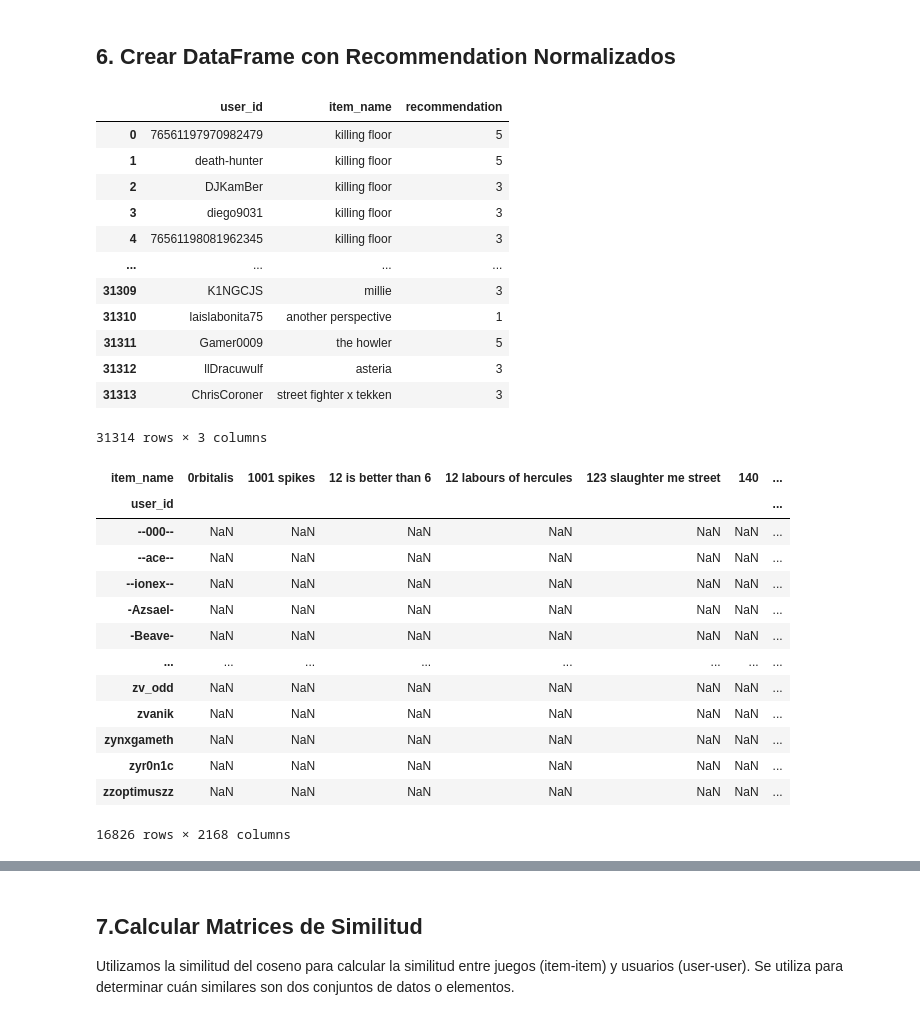
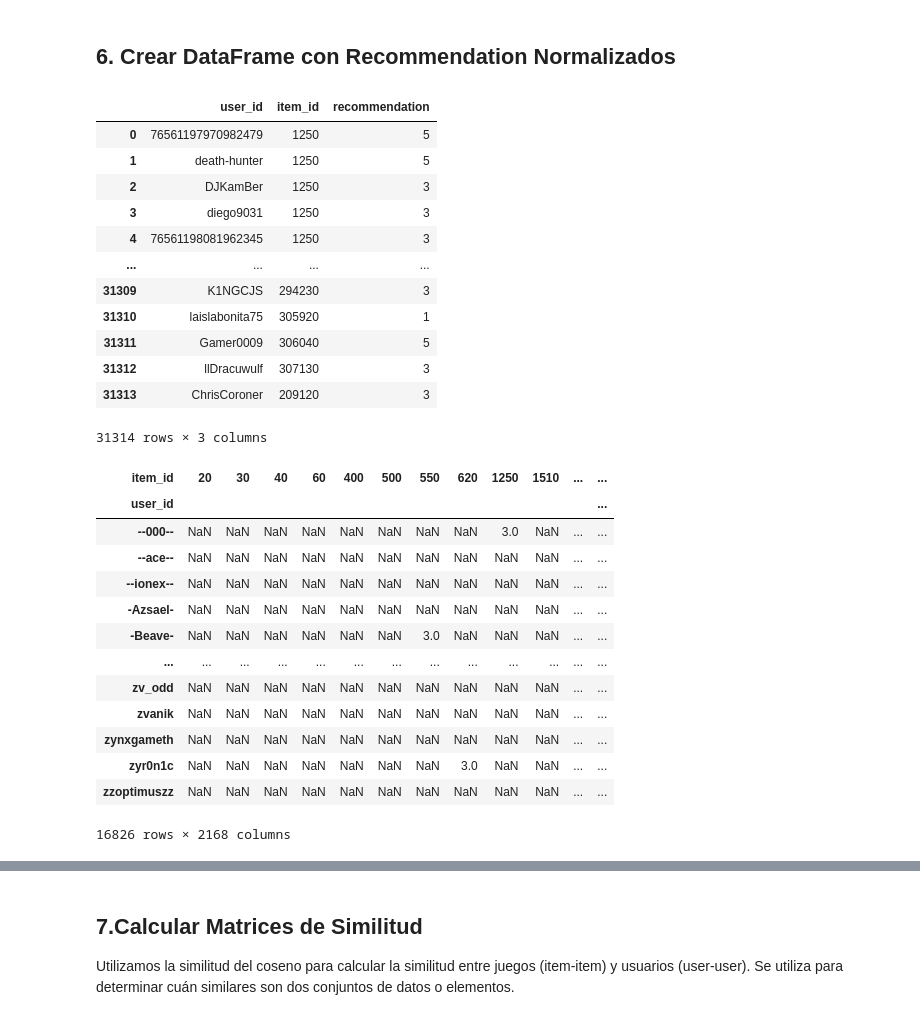
Before and after one commit to ASGuzman/PI_MLOps_Steam, a Jupyter notebook: Modelo_de_recomendacion.ipynb, the cells around one changed output, grey strips where cells are left out. Saved outputs shown, nothing was run; the diff lists cells and outputs as text; code cells hidden in the pictures.

```diff
--- a/Modelo_de_recomendacion.ipynb
+++ b/Modelo_de_recomendacion.ipynb
@@ -100,7 +100,3 @@ object
-# %%
-unique_games["item_name"] = unique_games["item_name"].astype(str)
-# %%
-unique_games["item_name"] = unique_games["item_name"].str.strip().str.lower()
 # %% [markdown]
 ## 5. Fusión de DataFrames
 Unimos el DataFrame que contiene los juegos únicos y el DataFrame filtrado de reseñas de usuarios.
@@ -175,38 +171,38 @@ Name: item_name, dtype: int64
 ## 6. Crear DataFrame con Recommendation Normalizados
 # %%
 # Copiamos el dataframe de nuestro interes pero sin la columna item_id ya que no es relevante
-df_final = merged_data[["user_id","item_name","recommendation"]]
+df_final = merged_data[["user_id","item_id","recommendation"]]
 df_final
 # %% [output]
-|  | user_id | item_name | recommendation |
-| 0 | 76561197970982479 | killing floor | 5 |
-| 1 | death-hunter | killing floor | 5 |
-| 2 | DJKamBer | killing floor | 3 |
-| 3 | diego9031 | killing floor | 3 |
-| 4 | 76561198081962345 | killing floor | 3 |
+|  | user_id | item_id | recommendation |
+| 0 | 76561197970982479 | 1250 | 5 |
+| 1 | death-hunter | 1250 | 5 |
+| 2 | DJKamBer | 1250 | 3 |
+| 3 | diego9031 | 1250 | 3 |
+| 4 | 76561198081962345 | 1250 | 3 |
 | ... | ... | ... | ... |
-| 31309 | K1NGCJS | millie | 3 |
-| 31310 | laislabonita75 | another perspective | 1 |
-| 31311 | Gamer0009 | the howler | 5 |
-| 31312 | llDracuwulf | asteria | 3 |
-| 31313 | ChrisCoroner | street fighter x tekken | 3 |
+| 31309 | K1NGCJS | 294230 | 3 |
+| 31310 | laislabonita75 | 305920 | 1 |
+| 31311 | Gamer0009 | 306040 | 5 |
+| 31312 | llDracuwulf | 307130 | 3 |
+| 31313 | ChrisCoroner | 209120 | 3 |
 31314 rows × 3 columns
 # %%
-table_ = df_final.pivot_table(index=["user_id"], columns=["item_name"], values="recommendation")
+table_ = df_final.pivot_table(index=["user_id"], columns=["item_id"], values="recommendation")
 table_
 # %% [output]
-| item_name | 0rbitalis | 1001 spikes | 12 is better than 6 | 12 labours of hercules | 123 slaughter me street | 140 | ... |
-| user_id |  |  |  |  |  |  | ... |
-| --000-- | NaN | NaN | NaN | NaN | NaN | NaN | ... |
-| --ace-- | NaN | NaN | NaN | NaN | NaN | NaN | ... |
-| --ionex-- | NaN | NaN | NaN | NaN | NaN | NaN | ... |
-| -Azsael- | NaN | NaN | NaN | NaN | NaN | NaN | ... |
-| -Beave- | NaN | NaN | NaN | NaN | NaN | NaN | ... |
-| ... | ... | ... | ... | ... | ... | ... | ... |
-| zv_odd | NaN | NaN | NaN | NaN | NaN | NaN | ... |
-| zvanik | NaN | NaN | NaN | NaN | NaN | NaN | ... |
-| zynxgameth | NaN | NaN | NaN | NaN | NaN | NaN | ... |
-| zyr0n1c | NaN | NaN | NaN | NaN | NaN | NaN | ... |
-| zzoptimuszz | NaN | NaN | NaN | NaN | NaN | NaN | ... |
+| item_id | 20 | 30 | 40 | 60 | 400 | 500 | 550 | 620 | 1250 | 1510 | ... | ... |
+| user_id |  |  |  |  |  |  |  |  |  |  |  | ... |
+| --000-- | NaN | NaN | NaN | NaN | NaN | NaN | NaN | NaN | 3.0 | NaN | ... | ... |
+| --ace-- | NaN | NaN | NaN | NaN | NaN | NaN | NaN | NaN | NaN | NaN | ... | ... |
+| --ionex-- | NaN | NaN | NaN | NaN | NaN | NaN | NaN | NaN | NaN | NaN | ... | ... |
+| -Azsael- | NaN | NaN | NaN | NaN | NaN | NaN | NaN | NaN | NaN | NaN | ... | ... |
+| -Beave- | NaN | NaN | NaN | NaN | NaN | NaN | 3.0 | NaN | NaN | NaN | ... | ... |
+| ... | ... | ... | ... | ... | ... | ... | ... | ... | ... | ... | ... | ... |
+| zv_odd | NaN | NaN | NaN | NaN | NaN | NaN | NaN | NaN | NaN | NaN | ... | ... |
+| zvanik | NaN | NaN | NaN | NaN | NaN | NaN | NaN | NaN | NaN | NaN | ... | ... |
+| zynxgameth | NaN | NaN | NaN | NaN | NaN | NaN | NaN | NaN | NaN | NaN | ... | ... |
+| zyr0n1c | NaN | NaN | NaN | NaN | NaN | NaN | NaN | 3.0 | NaN | NaN | ... | ... |
+| zzoptimuszz | NaN | NaN | NaN | NaN | NaN | NaN | NaN | NaN | NaN | NaN | ... | ... |
 16826 rows × 2168 columns
 # %%
```
Also changed, not shown: parts of 16 cells of this notebook, 1 other file.
